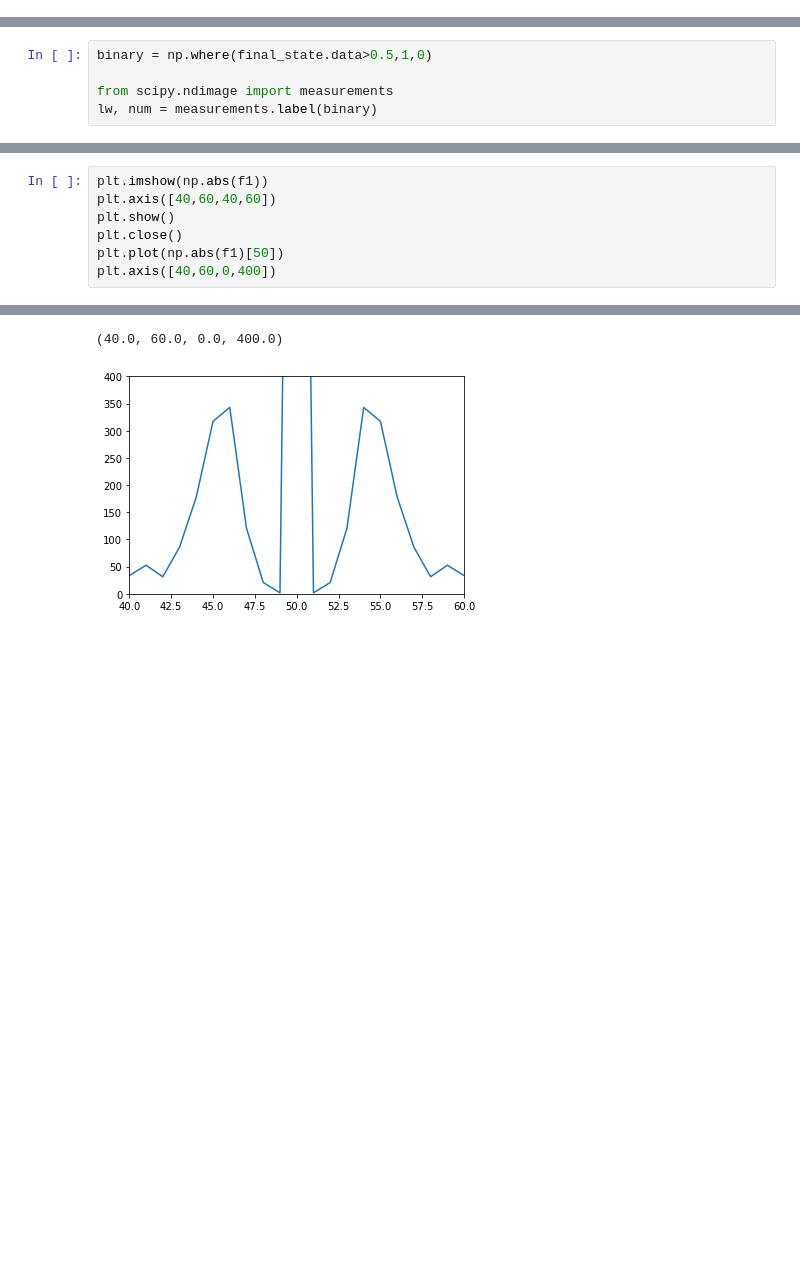
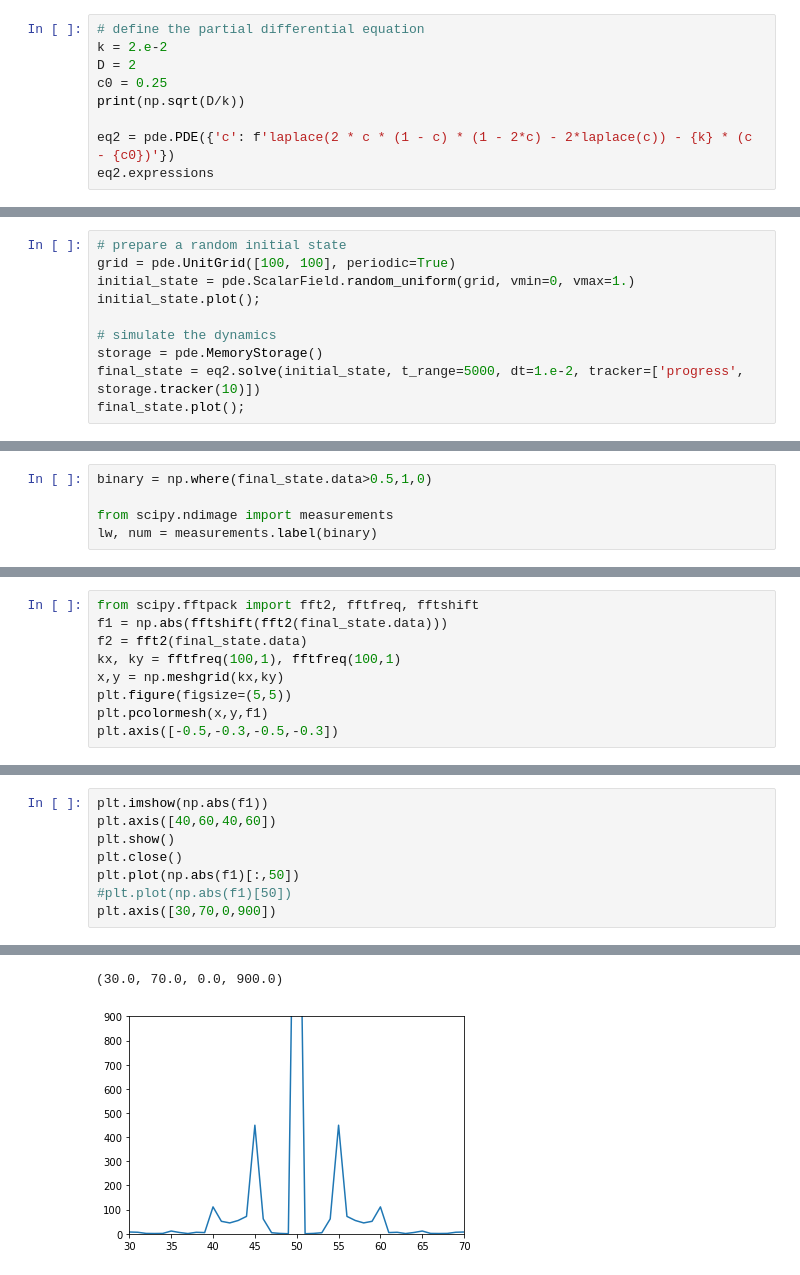
Before and after one commit to zwicker-group/tutorial-pattern-formation-in-cells, a Jupyter notebook: 05_non-ideal-reaction-diffusion.ipynb, the cells around one changed output, grey strips where cells are left out. Cells and saved outputs as stored; diff of their text form; blank space fills up the shorter version.

```diff
--- a/05_non-ideal-reaction-diffusion.ipynb
+++ b/05_non-ideal-reaction-diffusion.ipynb
@@ -223,3 +223,12 @@ Not all droplets attain exactly the same size for this simulation time, would th
 They arrange in a hexagonal pattern, because it is the closed packing solution in 2D. As a hexagonal pattern does not fit into a quadratic box it is possible that the steady state contains defects and not all droplets attain exactly the same time even for infinite simulation time.
 # %% [markdown]
 ### Droplet size depends on length scale $\ell$
+# %%
+# define the partial differential equation
+k = 2.e-2
+D = 2
+c0 = 0.25
+print(np.sqrt(D/k))
+
+eq2 = pde.PDE({'c': f'laplace(2 * c * (1 - c) * (1 - 2*c) - 2*laplace(c)) - {k} * (c - {c0})'})
+eq2.expressions
@@ -225,0 +238,10 @@ They arrange in a hexagonal pattern, because it is the closed packing solution i
+# %%
+# prepare a random initial state
+grid = pde.UnitGrid([100, 100], periodic=True)
+initial_state = pde.ScalarField.random_uniform(grid, vmin=0, vmax=1.)
+initial_state.plot();
+
+# simulate the dynamics
+storage = pde.MemoryStorage()
+final_state = eq2.solve(initial_state, t_range=5000, dt=1.e-2, tracker=['progress', storage.tracker(10)])
+final_state.plot();
@@ -254,0 +281,9 @@ f1 = fftshift(fft2(final_state.data))
+# %%
+from scipy.fftpack import fft2, fftfreq, fftshift
+f1 = np.abs(fftshift(fft2(final_state.data)))
+f2 = fft2(final_state.data)
+kx, ky = fftfreq(100,1), fftfreq(100,1)
+x,y = np.meshgrid(kx,ky)
+plt.figure(figsize=(5,5))
+plt.pcolormesh(x,y,f1)
+plt.axis([-0.5,-0.3,-0.5,-0.3])
@@ -257,6 +295,7 @@ plt.imshow(np.abs(f1))
 plt.axis([40,60,40,60])
 plt.show()
 plt.close()
-plt.plot(np.abs(f1)[50])
-plt.axis([40,60,0,400])
+plt.plot(np.abs(f1)[:,50])
+#plt.plot(np.abs(f1)[50])
+plt.axis([30,70,0,900])
 # %% [output]
@@ -264,2 +303,2 @@ plt.axis([40,60,0,400])
-(40.0, 60.0, 0.0, 400.0)
+(30.0, 70.0, 0.0, 900.0)
-[figure, old version]
+[figure, new version]
```
Also changed, not shown: parts of 8 cells of this notebook.
